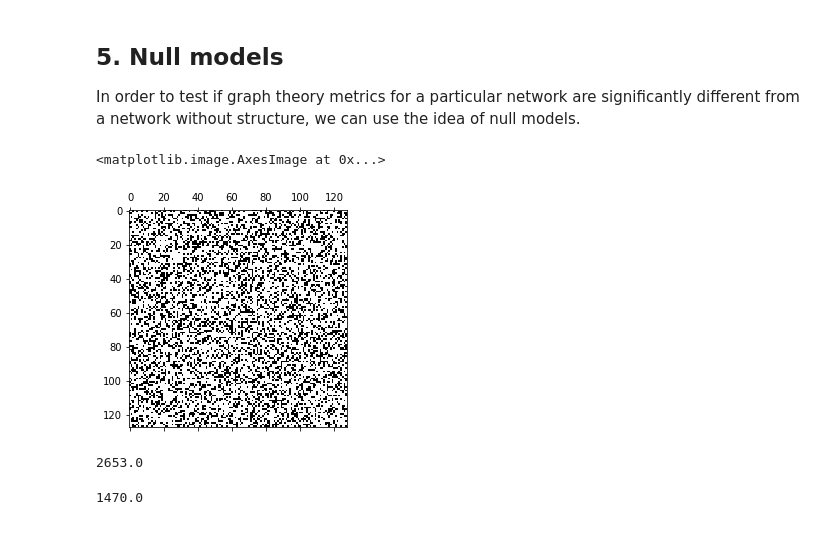
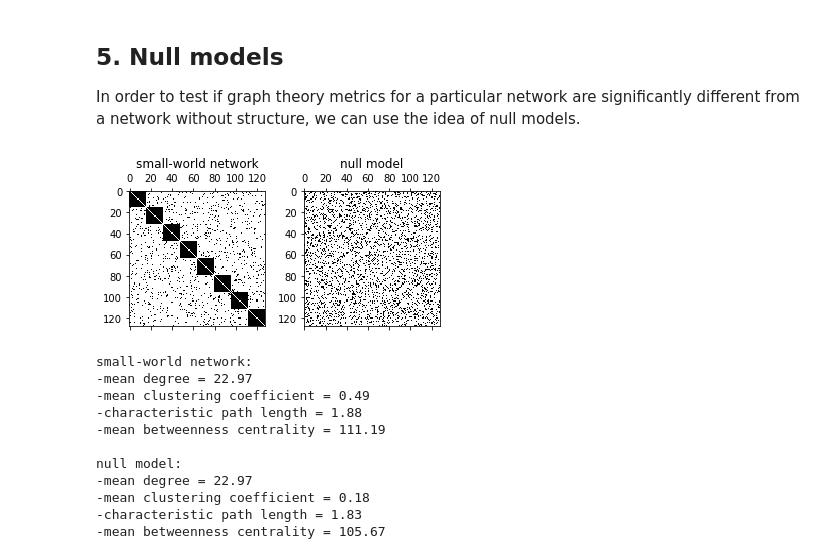
Before and after one commit to rubenSaro/connGraphTheory, a Jupyter notebook: pilot.ipynb, the cells around one changed output. Saved outputs shown, nothing was run; the diff lists cells and outputs as text; code cells hidden in the pictures.

Commit message:
add sections
null model analysis

```diff
--- a/pilot.ipynb
+++ b/pilot.ipynb
@@ -452,36 +452,61 @@ In order to test if graph theory metrics for a particular network are significan
 # %%
 # Consider the small-world network from the previous sections.
 # We want to keep the number of nodes and number of edges, but we want to destroy the structure.
 
-# One way to destroy the structure is randomize the order of the edges for each node in the network
+# One way to destroy the structure is randomize the order of the edges across the network
 
-# get the number of nodes in our network of interest
-n_nodes = graph_smallworld.shape[0]
+n_nodes = np.shape(graph_smallworld)[0]
 # allocate memory for the null model network (in matrix form)
 null_model = np.zeros((n_nodes,n_nodes))
 # the undirected network is symmetric so we can do this process only for the upper triangular
 # and then symmetrize back
-#triu_sw = np.triu(graph_random,k=1)
-# randomize the connections for each node
-for n in range(n_nodes):
-    #edges_idx = np.where(triu_sw[n,:] == 1)[0]
-    # randomize the edges indices
-    rand_idx = np.random.choice(range(n_nodes),size = n_nodes,replace=False)
-    # assign the randomized edges to the null model
-    null_model[n,:] = graph_smallworld[n,rand_idx]
+# Get indices of the upper triangular elements
+ut_idx = np.triu_indices(n_nodes,k=1)
+# extract the 1/0s of the upper triangular (1-edge, 0-no edge)
+edges_vector = graph_smallworld[ut_idx]
+# randomize the order of the edges
+rand_edges_vector = np.random.choice(edges_vector, size=len(edges_vector), replace=False)
+# now assign this vector to the null model
+null_model[ut_idx] = rand_edges_vector
+# and symmetrize
+null_model = (null_model + null_model.T) != 0
 
-# symmetrize back
-null_model = (null_model + null_model.T) != 0
+# plot the small-world network vs its null model
+plt.figure(figsize=(5,5))
+# use the next to make a mosaic of plots
+plt.subplot(1,2,1)
+plt.spy(graph_smallworld)
+plt.title('small-world network')
+plt.subplot(1,2,2)
+plt.spy(null_model)
+plt.title('null model')
+plt.tight_layout()
+plt.show()
+
+# compare the mean degree, mean clustering coefficient, characteristic path length and mean betweeness centrality
+print('')
+print('small-world network:')
+print(f'-mean degree = {np.mean(bct.degrees_und(graph_smallworld)):.2f}')
+print(f'-mean clustering coefficient = {np.mean(bct.clustering_coef_bu(graph_smallworld)):.2f}')
+print(f'-characteristic path length = {bct.charpath(bct.distance_bin(graph_smallworld))[0]:.2f}')
+print(f'-mean betweenness centrality = {np.mean(bct.betweenness_bin(graph_smallworld)):.2f}')
+
+print('')
+print('null model:')
+print(f'-mean degree = {np.mean(bct.degrees_und(null_model)):.2f}')
+print(f'-mean clustering coefficient = {np.mean(bct.clustering_coef_bu(null_model)):.2f}')
+print(f'-characteristic path length = {bct.charpath(bct.distance_bin(null_model))[0]:.2f}')
+print(f'-mean betweenness centrality = {np.mean(bct.betweenness_bin(null_model)):.2f}')
+# %% [output]
+[figure, added]
+small-world network:
+-mean degree = 22.97
+-mean clustering coefficient = 0.49
+-characteristic path length = 1.88
+-mean betweenness centrality = 111.19
+
+null model:
+-mean degree = 22.97
+-mean clustering coefficient = 0.18
+-characteristic path length = 1.83
+-mean betweenness centrality = 105.67
-# %%
-plt.spy(null_model)
-# %% [output]
-<matplotlib.image.AxesImage at 0x...>
-[figure, removed]
-# %%
-np.sum(np.sum(null_model))/2
-# %% [output]
-2653.0
-# %%
-np.sum(np.sum(graph_smallworld))/2
-# %% [output]
-1470.0
```
Also changed, not shown: parts of 6 cells of this notebook.
